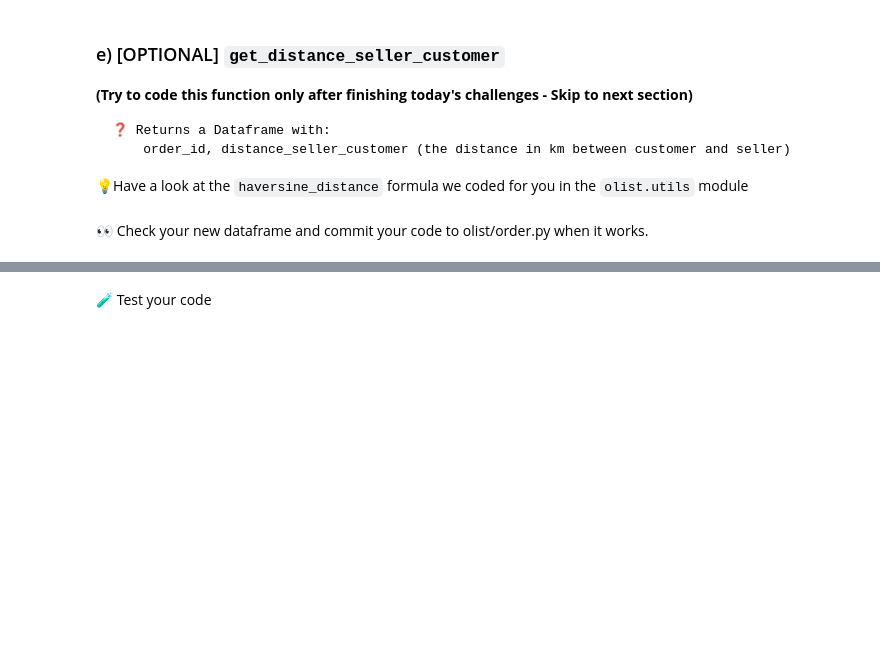
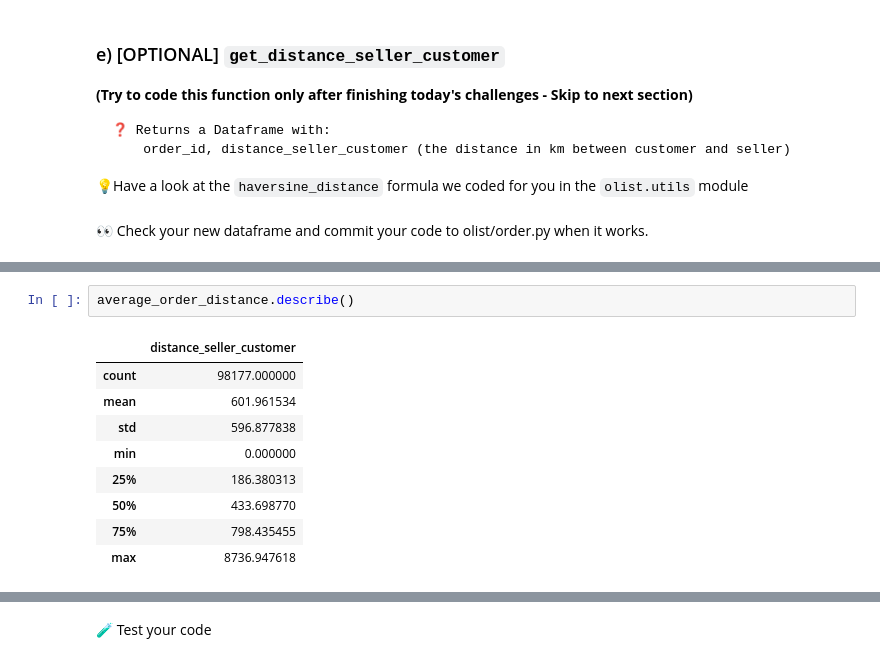
Before and after one commit to TaniaGretton/data-orders, a Jupyter notebook: orders.ipynb, the cells around one changed output, grey strips where cells are left out. Drawn from its saved outputs; the diff is of its cells as text; blank space fills up the shorter version.

```diff
--- a/orders.ipynb
+++ b/orders.ipynb
@@ -537,0 +574,12 @@ git push origin master
+# %%
+average_order_distance.describe()
+# %% [output]
+|  | distance_seller_customer |
+| count | 98177.000000 |
+| mean | 601.961534 |
+| std | 596.877838 |
+| min | 0.000000 |
+| 25% | 186.380313 |
+| 50% | 433.698770 |
+| 75% | 798.435455 |
+| max | 8736.947618 |
```
Also changed, not shown: parts of 7 cells of this notebook.
